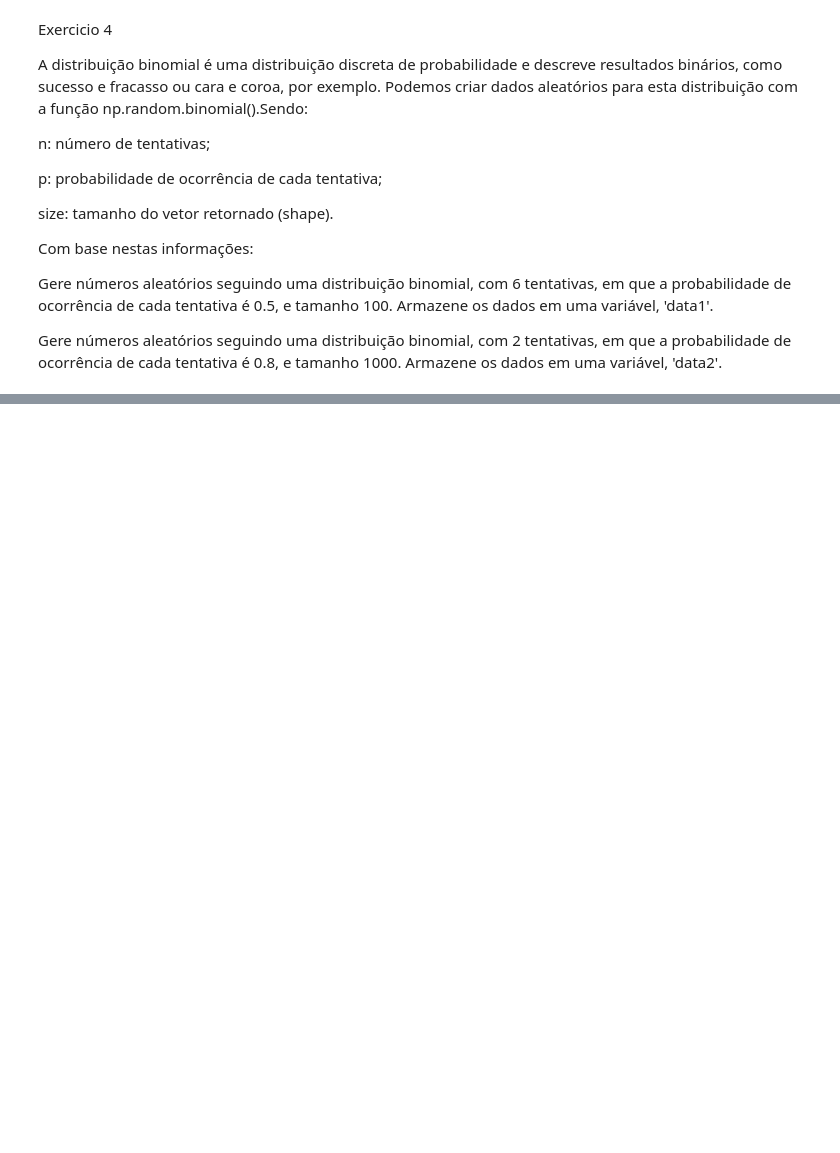
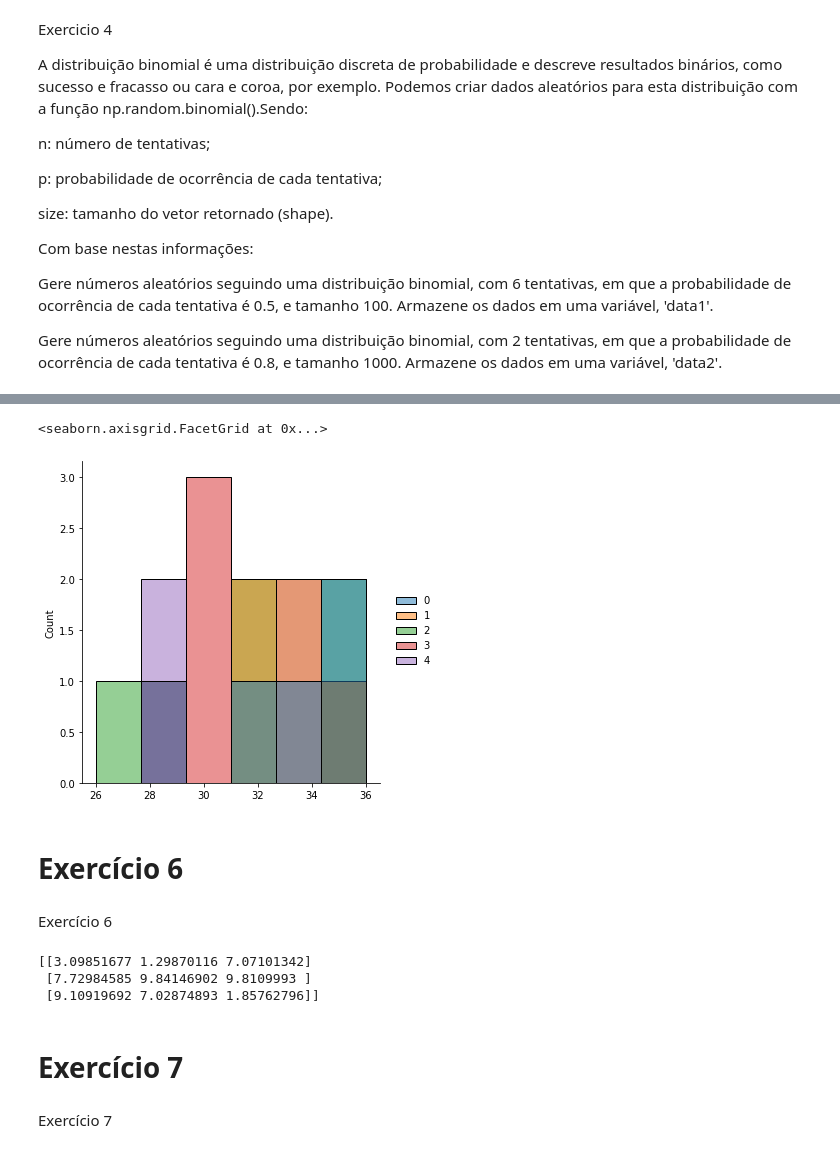
Before and after one commit to isaiastrajano/BootCamp_Python_DataScience, a Jupyter notebook: Exercicios_numpy_random.ipynb, the cells around one changed output, grey strips where cells are left out. Drawn from its saved outputs; the diff is of its cells as text; code cells hidden in the pictures; blank space fills up the shorter version.

```diff
--- a/Exercicios_numpy_random.ipynb
+++ b/Exercicios_numpy_random.ipynb
@@ -102,0 +107,3 @@ Gere números aleatórios seguindo uma distribuição binomial, com 2 tentativas
+# %%
+n2, p2 = 40, 0.8
+data2 = np.random.binomial(n2, p2, size=(5, 5))
@@ -102,0 +133,9 @@ Gere números aleatórios seguindo uma distribuição binomial, com 2 tentativas
+# %%
+sns.displot(data2)
+# %% [output]
+<seaborn.axisgrid.FacetGrid at 0x...>
+[figure, added]
+# %% [markdown]
+# Exercício 6
+# %% [markdown]
+Exercício 6
@@ -102,0 +144,10 @@ Gere números aleatórios seguindo uma distribuição binomial, com 2 tentativas
+# %%
+print(ex6)
+# %% [output]
+[[3.09851677 1.29870116 7.07101342]
+ [7.72984585 9.84146902 9.8109993 ]
+ [9.10919692 7.02874893 1.85762796]]
+# %% [markdown]
+# Exercício 7
+# %% [markdown]
+Exercício 7
```
Also changed, not shown: parts of 26 cells of this notebook.
